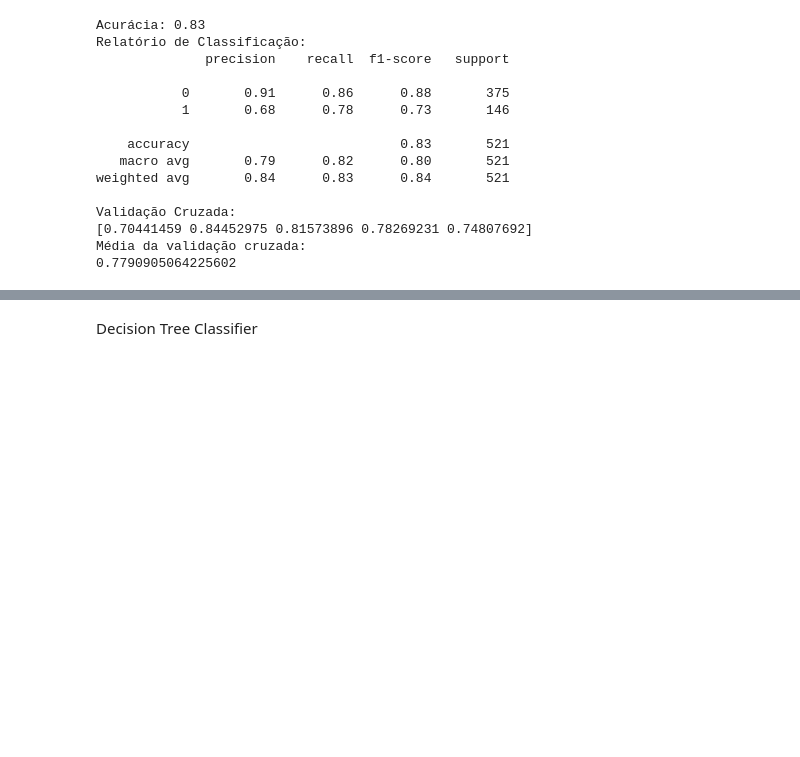
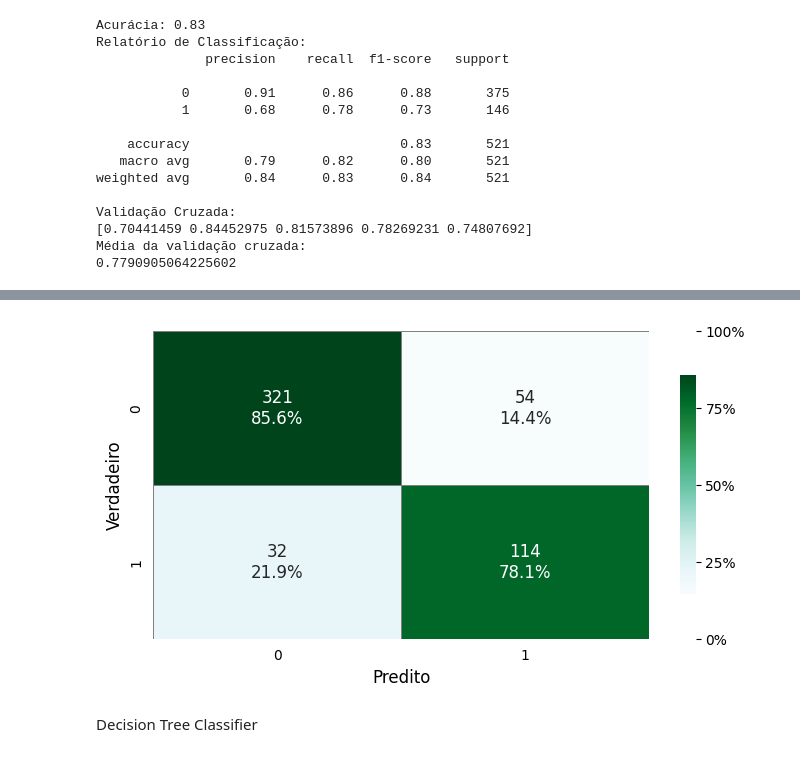
Before and after one commit to gabrielmoliva/Atividade-1---Machine-Learning, a Jupyter notebook: modelo.ipynb, the cells around one changed output, grey strips where cells are left out. Cells and saved outputs as stored; diff of their text form; code cells hidden in the pictures; blank space fills up the shorter version.

```diff
--- a/modelo.ipynb
+++ b/modelo.ipynb
@@ -583,3 +617,9 @@ Média da validação cruzada:
+# %%
+confusion_matrix_kn = confusion_matrix(y_test, y_pred)
+
+cria_matriz_confusao(confusion_matrix_kn, kneighbors)
+# %% [output]
+[figure, added]
 # %% [markdown]
 Decision Tree Classifier
 # %%
```
Also changed, not shown: parts of 2 cells of this notebook.
